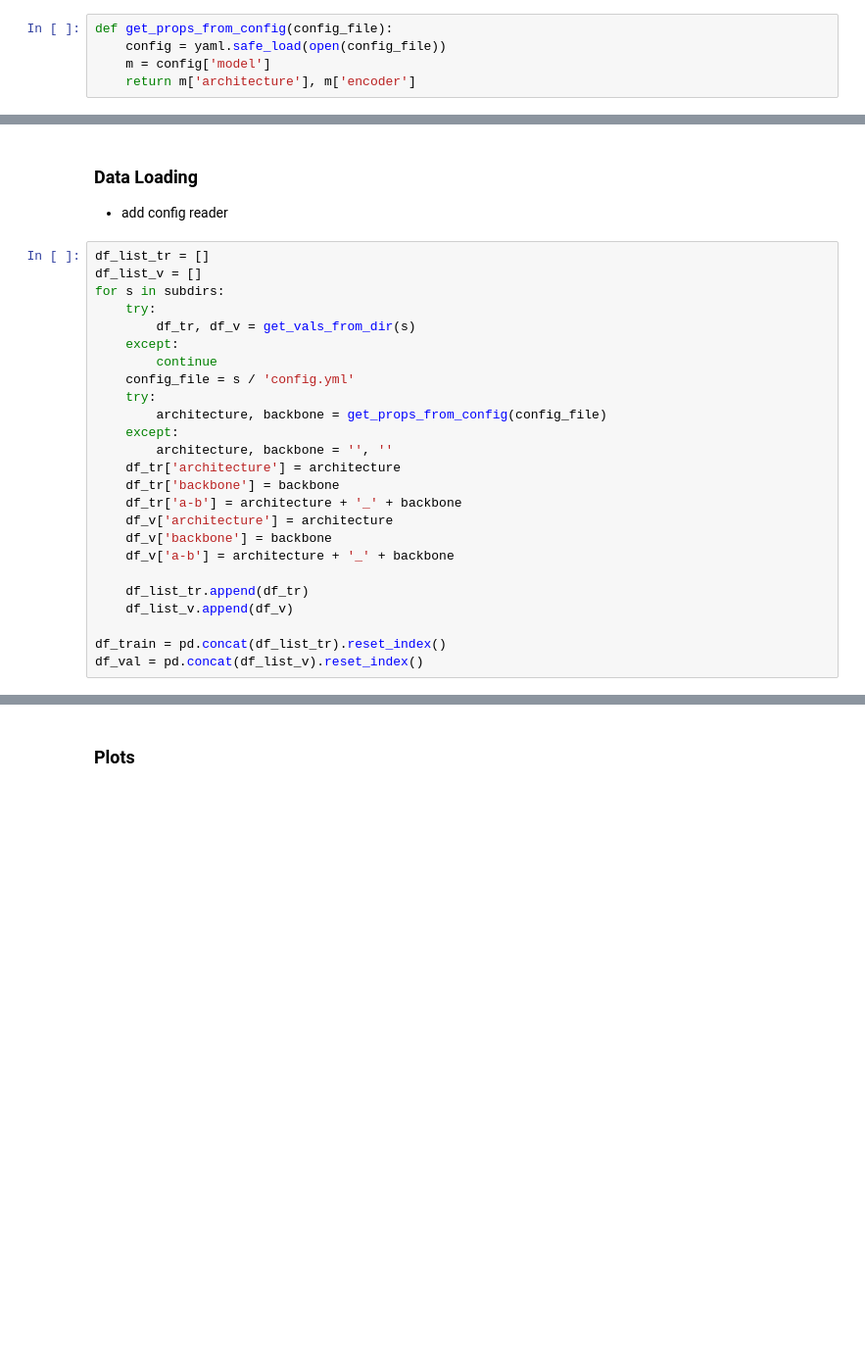
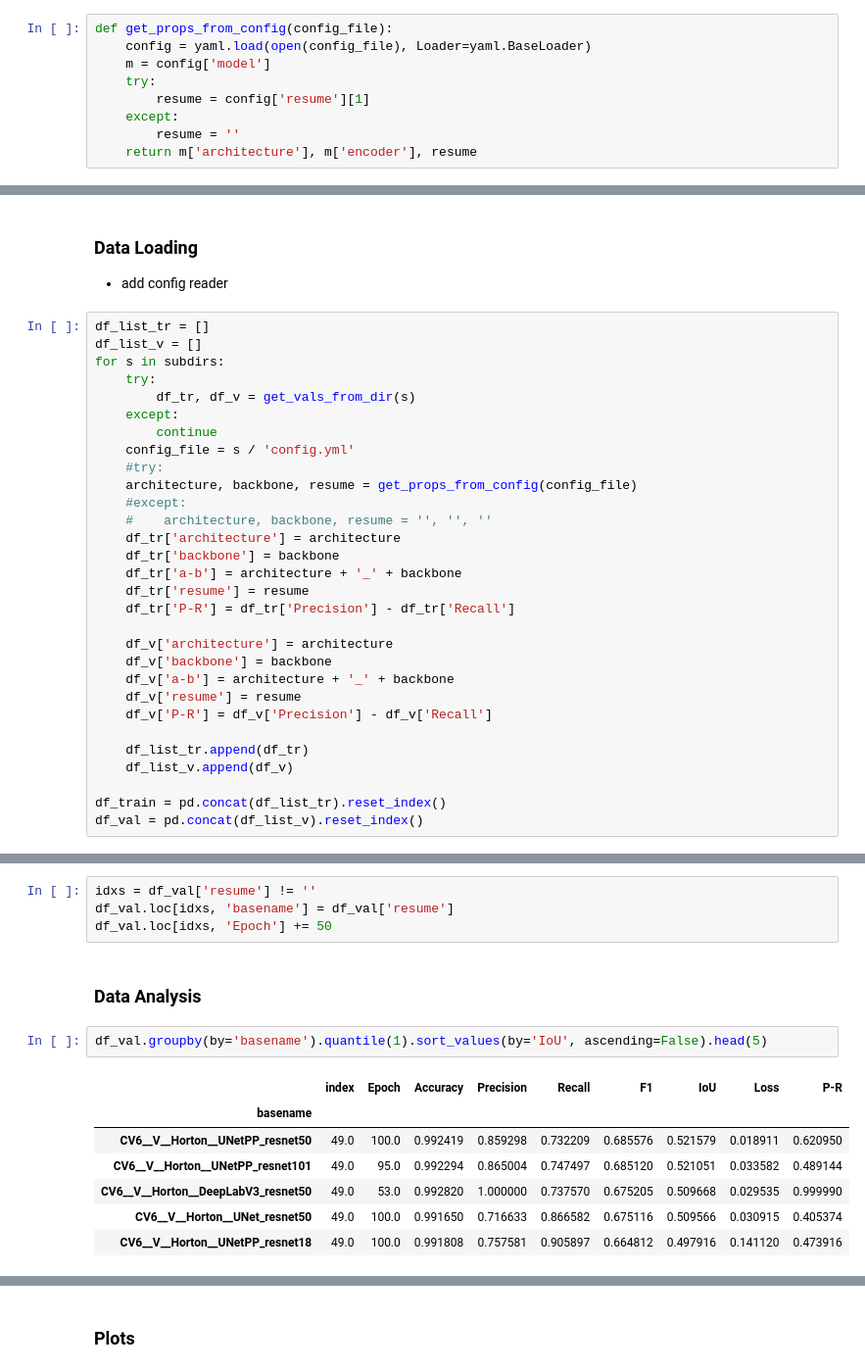
Before and after one commit to initze/thaw-slump-segmentation, a Jupyter notebook: compare_model_outputs.ipynb, the cells around one changed output, grey strips where cells are left out. Shown at 98% size. Cells and saved outputs as stored; diff of their text form; blank space fills up the shorter version.

Commit message:
added model resumption merger and more analysis

```diff
--- a/compare_model_outputs.ipynb
+++ b/compare_model_outputs.ipynb
@@ -35,9 +16,13 @@ import yaml
 ### Functions
 # %%
 def get_props_from_config(config_file):
-    config = yaml.safe_load(open(config_file))
+    config = yaml.load(open(config_file), Loader=yaml.BaseLoader)
     m = config['model']
-    return m['architecture'], m['encoder']
+    try:
+        resume = config['resume'][1]
+    except:
+        resume = ''
+    return m['architecture'], m['encoder'], resume
 # %%
 def get_vals_from_dir(subdir):
     basename = subdir.name
@@ -75,16 +60,21 @@ for s in subdirs:
     except:
         continue
     config_file = s / 'config.yml'
-    try:
-        architecture, backbone = get_props_from_config(config_file)
-    except:
-        architecture, backbone = '', ''
+    #try:
+    architecture, backbone, resume = get_props_from_config(config_file)
+    #except:
+    #    architecture, backbone, resume = '', '', ''
     df_tr['architecture'] = architecture
     df_tr['backbone'] = backbone
     df_tr['a-b'] = architecture + '_' + backbone
+    df_tr['resume'] = resume
+    df_tr['P-R'] = df_tr['Precision'] - df_tr['Recall']
+
     df_v['architecture'] = architecture
     df_v['backbone'] = backbone
     df_v['a-b'] = architecture + '_' + backbone
+    df_v['resume'] = resume
+    df_v['P-R'] = df_v['Precision'] - df_v['Recall']
 
     df_list_tr.append(df_tr)
     df_list_v.append(df_v)
@@ -93,0 +88,16 @@ df_val = pd.concat(df_list_v).reset_index()
+# %%
+idxs = df_val['resume'] != ''
+df_val.loc[idxs, 'basename'] = df_val['resume']
+df_val.loc[idxs, 'Epoch'] += 50
+# %% [markdown]
+### Data Analysis
+# %%
+df_val.groupby(by='basename').quantile(1).sort_values(by='IoU', ascending=False).head(5)
+# %% [output]
+|  | index | Epoch | Accuracy | Precision | Recall | F1 | IoU | Loss | P-R |
+| basename |  |  |  |  |  |  |  |  |  |
+| CV6__V__Horton__UNetPP_resnet50 | 49.0 | 100.0 | 0.992419 | 0.859298 | 0.732209 | 0.685576 | 0.521579 | 0.018911 | 0.620950 |
+| CV6__V__Horton__UNetPP_resnet101 | 49.0 | 95.0 | 0.992294 | 0.865004 | 0.747497 | 0.685120 | 0.521051 | 0.033582 | 0.489144 |
+| CV6__V__Horton__DeepLabV3_resnet50 | 49.0 | 53.0 | 0.992820 | 1.000000 | 0.737570 | 0.675205 | 0.509668 | 0.029535 | 0.999990 |
+| CV6__V__Horton__UNet_resnet50 | 49.0 | 100.0 | 0.991650 | 0.716633 | 0.866582 | 0.675116 | 0.509566 | 0.030915 | 0.405374 |
+| CV6__V__Horton__UNetPP_resnet18 | 49.0 | 100.0 | 0.991808 | 0.757581 | 0.905897 | 0.664812 | 0.497916 | 0.141120 | 0.473916 |
```
Also changed, not shown: parts of 17 cells of this notebook.
